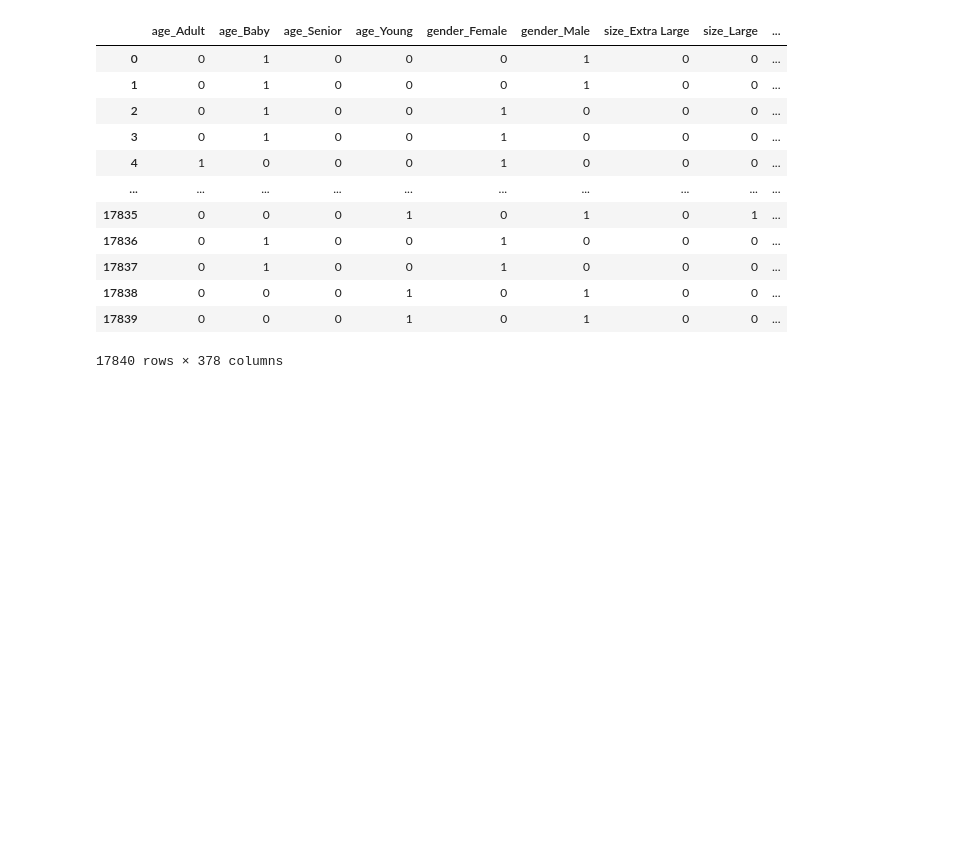
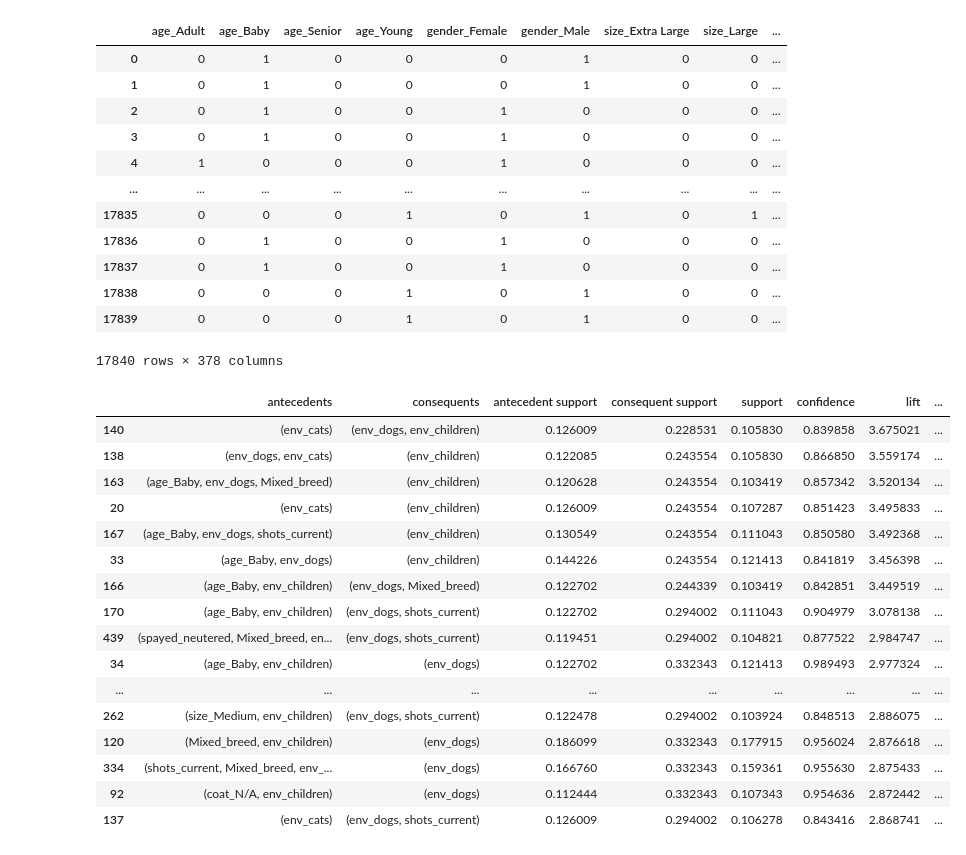
Before and after one commit to atevhs/DATA534_PetAnalysis, a Jupyter notebook: Association Rules - PetFinder.ipynb, the cells around one changed output. Cells and saved outputs as stored; diff of their text form; code cells hidden in the pictures; blank space fills up the shorter version.

Commit message:
Add files via upload
Updated the fetch for association rules

```diff
--- a/Association Rules - PetFinder.ipynb
+++ b/Association Rules - PetFinder.ipynb
@@ -184,0 +163,36 @@ results.head(20)
+# %%
+import pandas as pd
+from mlxtend.preprocessing import TransactionEncoder
+from mlxtend.frequent_patterns import apriori, fpmax, fpgrowth
+
+
+frequent_itemsets = apriori(pets_data, min_support=0.1, use_colnames=True)
+### alternatively:
+#frequent_itemsets = apriori(df, min_support=0.6, use_colnames=True)
+#frequent_itemsets = fpmax(df, min_support=0.6, use_colnames=True)
+
+frequent_itemsets
+
+from mlxtend.frequent_patterns import association_rules
+
+ar_data = association_rules(frequent_itemsets, metric="confidence", min_threshold=0.8)
+# %%
+ar_data.sort_values(by=['lift'],ascending=False).head(25)
+# %% [output]
+|  | antecedents | consequents | antecedent support | consequent support | support | confidence | lift | ... |
+| 140 | (env_cats) | (env_dogs, env_children) | 0.126009 | 0.228531 | 0.105830 | 0.839858 | 3.675021 | ... |
+| 138 | (env_dogs, env_cats) | (env_children) | 0.122085 | 0.243554 | 0.105830 | 0.866850 | 3.559174 | ... |
+| 163 | (age_Baby, env_dogs, Mixed_breed) | (env_children) | 0.120628 | 0.243554 | 0.103419 | 0.857342 | 3.520134 | ... |
+| 20 | (env_cats) | (env_children) | 0.126009 | 0.243554 | 0.107287 | 0.851423 | 3.495833 | ... |
+| 167 | (age_Baby, env_dogs, shots_current) | (env_children) | 0.130549 | 0.243554 | 0.111043 | 0.850580 | 3.492368 | ... |
+| 33 | (age_Baby, env_dogs) | (env_children) | 0.144226 | 0.243554 | 0.121413 | 0.841819 | 3.456398 | ... |
+| 166 | (age_Baby, env_children) | (env_dogs, Mixed_breed) | 0.122702 | 0.244339 | 0.103419 | 0.842851 | 3.449519 | ... |
+| 170 | (age_Baby, env_children) | (env_dogs, shots_current) | 0.122702 | 0.294002 | 0.111043 | 0.904979 | 3.078138 | ... |
+| 439 | (spayed_neutered, Mixed_breed, en... | (env_dogs, shots_current) | 0.119451 | 0.294002 | 0.104821 | 0.877522 | 2.984747 | ... |
+| 34 | (age_Baby, env_children) | (env_dogs) | 0.122702 | 0.332343 | 0.121413 | 0.989493 | 2.977324 | ... |
+| ... | ... | ... | ... | ... | ... | ... | ... | ... |
+| 262 | (size_Medium, env_children) | (env_dogs, shots_current) | 0.122478 | 0.294002 | 0.103924 | 0.848513 | 2.886075 | ... |
+| 120 | (Mixed_breed, env_children) | (env_dogs) | 0.186099 | 0.332343 | 0.177915 | 0.956024 | 2.876618 | ... |
+| 334 | (shots_current, Mixed_breed, env_... | (env_dogs) | 0.166760 | 0.332343 | 0.159361 | 0.955630 | 2.875433 | ... |
+| 92 | (coat_N/A, env_children) | (env_dogs) | 0.112444 | 0.332343 | 0.107343 | 0.954636 | 2.872442 | ... |
+| 137 | (env_cats) | (env_dogs, shots_current) | 0.126009 | 0.294002 | 0.106278 | 0.843416 | 2.868741 | ... |
```
Also changed, not shown: parts of 1 cell of this notebook.
